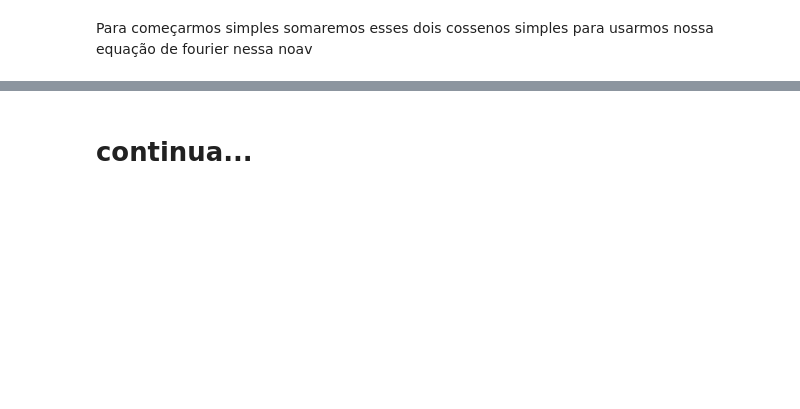
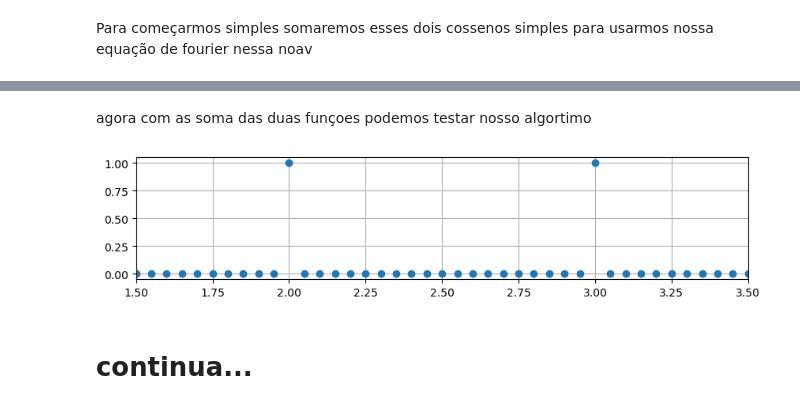
Before and after one commit to caruazu/transformacao-de-fourrie, a Jupyter notebook: transforma-o-de-fourier.ipynb, the cells around one changed output, grey strips where cells are left out. Drawn from its saved outputs; the diff is of its cells as text; code cells hidden in the pictures; blank space fills up the shorter version.

```diff
--- a/transforma-o-de-fourier.ipynb
+++ b/transforma-o-de-fourier.ipynb
@@ -63,2 +70,21 @@ As duas funções somadas
+# %% [markdown]
+agora com as soma das duas funçoes podemos testar nosso algortimo
+# %%
+contradominito_fft = fft(contradominio_f_e_g)
+dominio_fft = fftfreq(numero_de_pontos, espaco_entre_pontos)[:numero_de_pontos//2]
+
+
+# imprimido o grafico
+fig_fft, ax_fft = plt.subplots(figsize=(10, 2))
+ax_fft.plot(
+    dominio_fft,
+    2.0/numero_de_pontos * np.abs(contradominito_fft[0:numero_de_pontos//2]),
+    'o'
+)
+ax_fft.set_xlim(1.5,3.5)
+ax_fft.grid()
+fig_fft.show()
+# %% [output]
+[figure, added]
 # %% [markdown]
 # continua...
```
Also changed, not shown: parts of 4 cells of this notebook.
